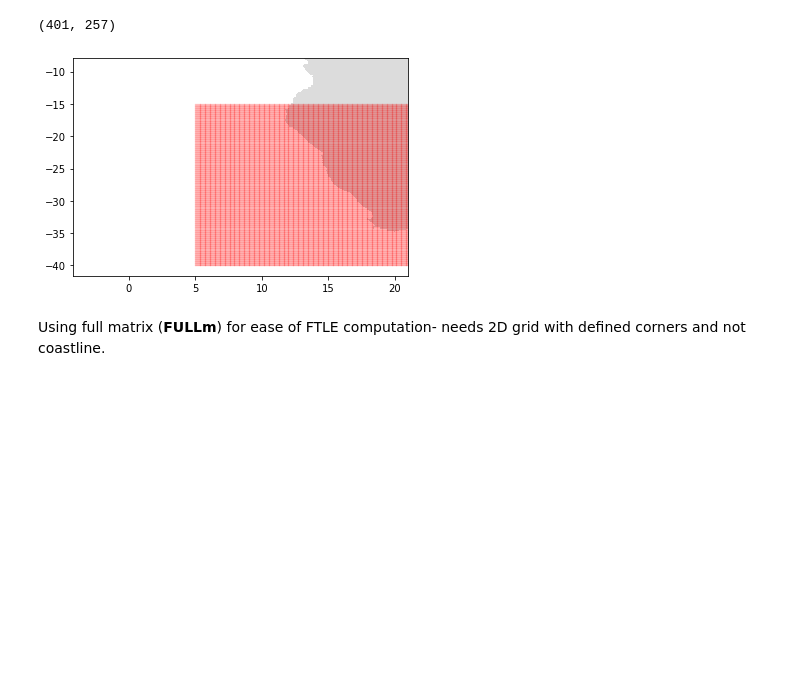
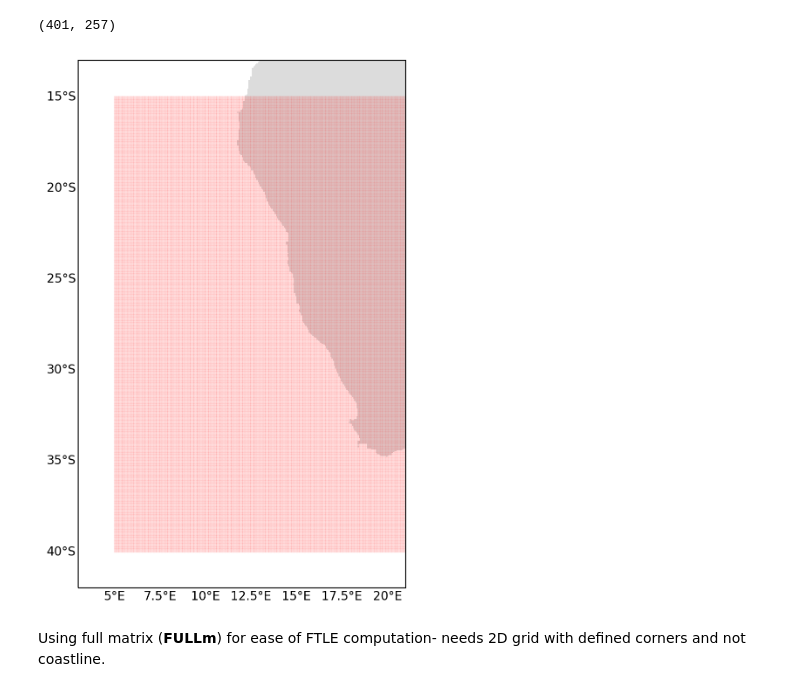
Before and after one commit to OceanParcels/atlanteco_plankton_plastic_nutrients_dispersion, a Jupyter notebook: src/processing/extract_Benguela_region.ipynb, the cells around one changed output. Saved outputs shown, nothing was run; the diff lists cells and outputs as text; code cells hidden in the pictures; blank space fills up the shorter version.

Commit message:
smaller region, parametrized input, cartopy plots

```diff
--- a/src/processing/extract_Benguela_region.ipynb
+++ b/src/processing/extract_Benguela_region.ipynb
@@ -33,16 +30,27 @@ print(regions_lons.shape)
 # %% [output]
 (401, 257)
 # %%
-fig = plt.figure()
-ax = plt.axes()
+custom_size=10
+
+fig = plt.figure(figsize=(12,8),dpi=200)
+ax = plt.axes(projection=ccrs.PlateCarree())
+gl = ax.gridlines(draw_labels=True)
+gl.xlines = False
+gl.ylines = False
+gl.top_labels = False
+gl.right_labels = False
+gl.xlabel_style = {'size': custom_size, 'color': 'k'}
+gl.ylabel_style = {'size': custom_size, 'color': 'k'}
+
 colormap = clr.ListedColormap(['gainsboro', 'white'])
-
-# Near Amazon river- 4-5 month simulations
 ax.pcolormesh(mask_lon[0, 1249:1750, 1499:], mask_lat[0, 1249:1750, 1499:], mask_land[0, 1250:1750, 1500:], cmap=colormap)
 ax.scatter(regions_lons, regions_lats, c='red', s=0.2, alpha=0.1)
+ax.set_xlim(3,21)
+ax.set_ylim(-42,-13)
+
 plt.show()
 # %% [output]
-[figure, old version]
+[figure, new version]
 # %% [markdown]
 Using full matrix (**FULLm**) for ease of FTLE computation- needs 2D grid with defined corners and not coastline.
 # %%
```
Also changed, not shown: parts of 6 cells of this notebook, 4 other files.
